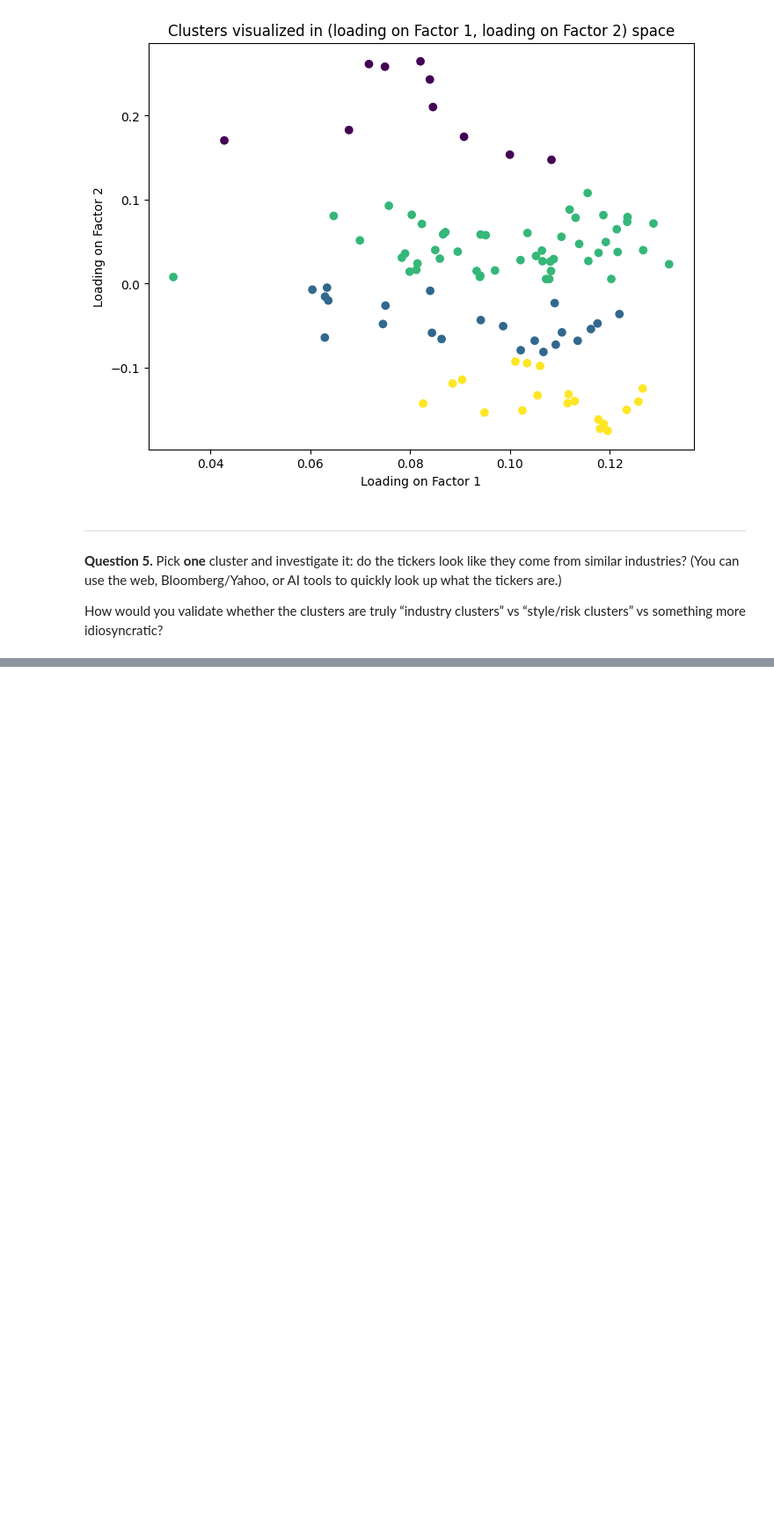
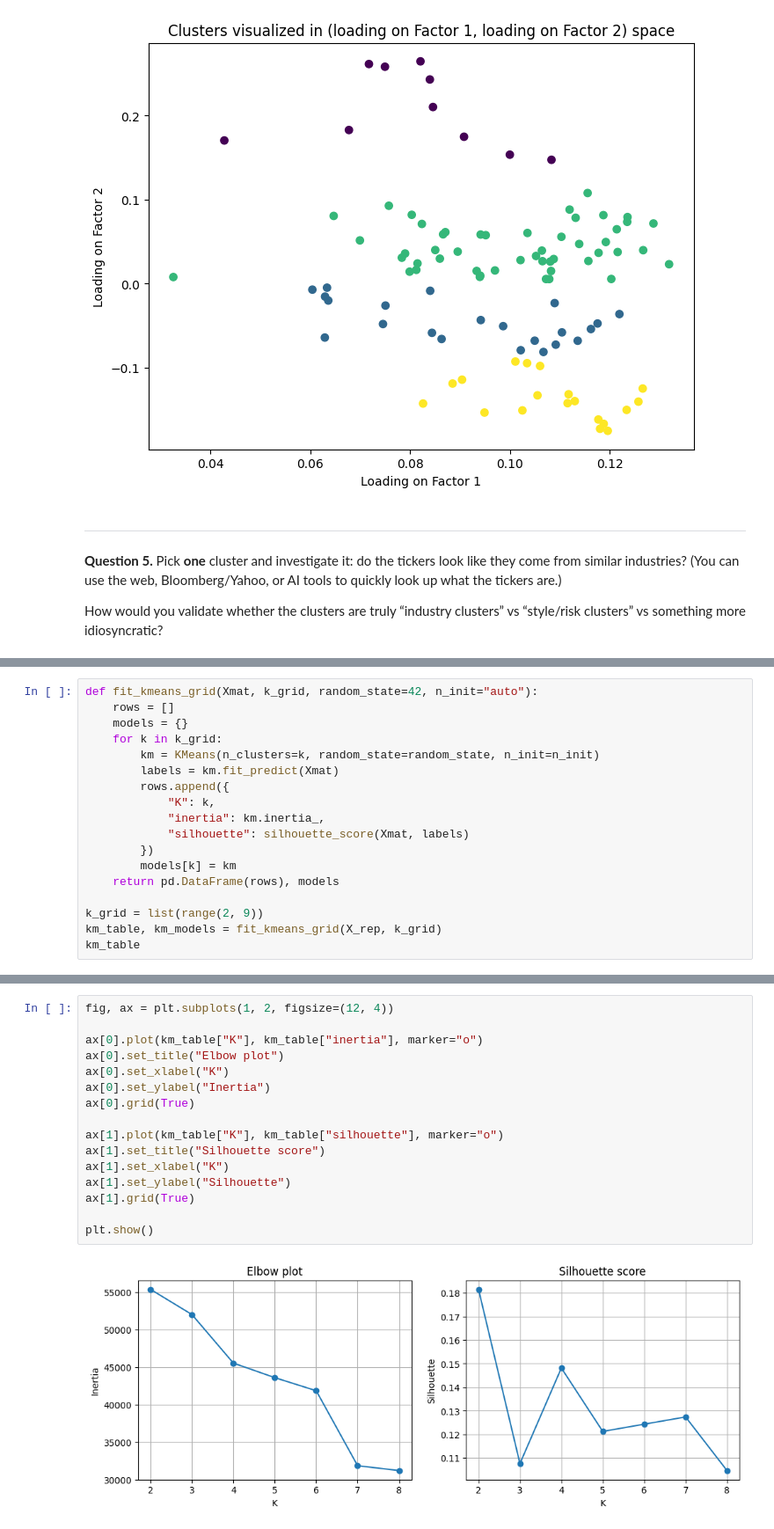
Before and after one commit to ankitdixit23/MBA-ML-Course-Materials, a Jupyter notebook: Problem Sets/Spr2026_PS2.ipynb, the cells around one changed output, grey strips where cells are left out. Shown at 88% size. Drawn from its saved outputs; the diff is of its cells as text; blank space fills up the shorter version.

```diff
--- a/Problem Sets/Spr2026_PS2.ipynb
+++ b/Problem Sets/Spr2026_PS2.ipynb
@@ -295,0 +526,18 @@ Be explicit about:
+# %%
+def fit_kmeans_grid(Xmat, k_grid, random_state=42, n_init="auto"):
+    rows = []
+    models = {}
+    for k in k_grid:
+        km = KMeans(n_clusters=k, random_state=random_state, n_init=n_init)
+        labels = km.fit_predict(Xmat)
+        rows.append({
+            "K": k,
+            "inertia": km.inertia_,
+            "silhouette": silhouette_score(Xmat, labels)
+        })
+        models[k] = km
+    return pd.DataFrame(rows), models
+
+k_grid = list(range(2, 9))
+km_table, km_models = fit_kmeans_grid(X_rep, k_grid)
+km_table
@@ -295,0 +553,18 @@ Be explicit about:
+# %%
+fig, ax = plt.subplots(1, 2, figsize=(12, 4))
+
+ax[0].plot(km_table["K"], km_table["inertia"], marker="o")
+ax[0].set_title("Elbow plot")
+ax[0].set_xlabel("K")
+ax[0].set_ylabel("Inertia")
+ax[0].grid(True)
+
+ax[1].plot(km_table["K"], km_table["silhouette"], marker="o")
+ax[1].set_title("Silhouette score")
+ax[1].set_xlabel("K")
+ax[1].set_ylabel("Silhouette")
+ax[1].grid(True)
+
+plt.show()
+# %% [output]
+[figure, added]
```
Also changed, not shown: parts of 23 cells of this notebook.
